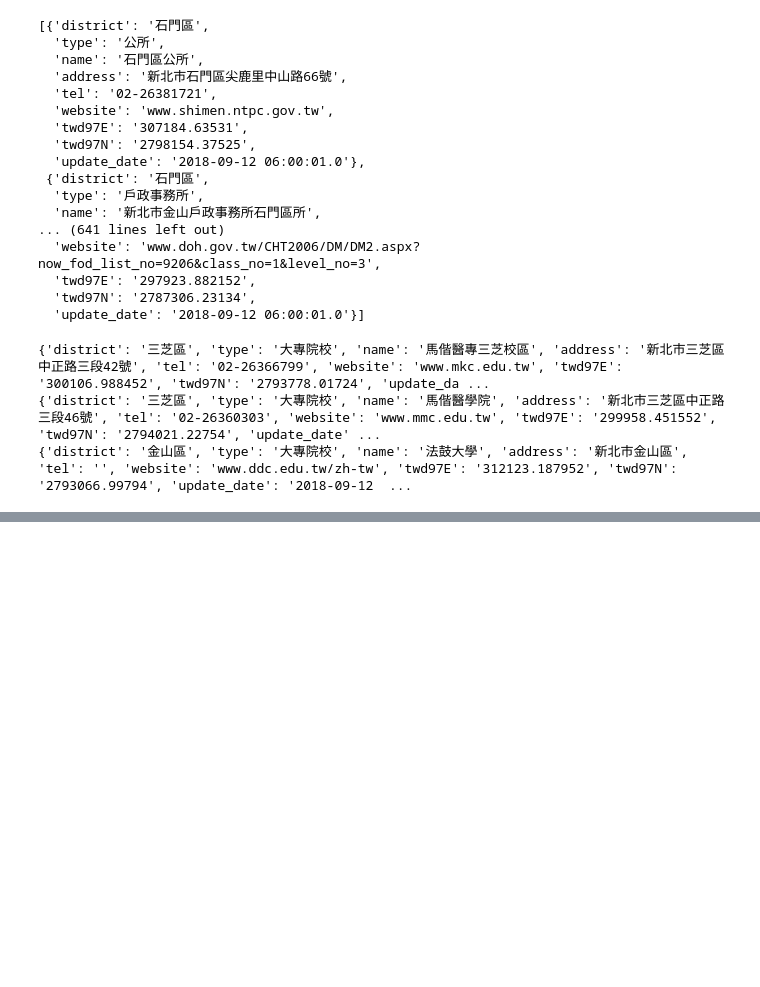
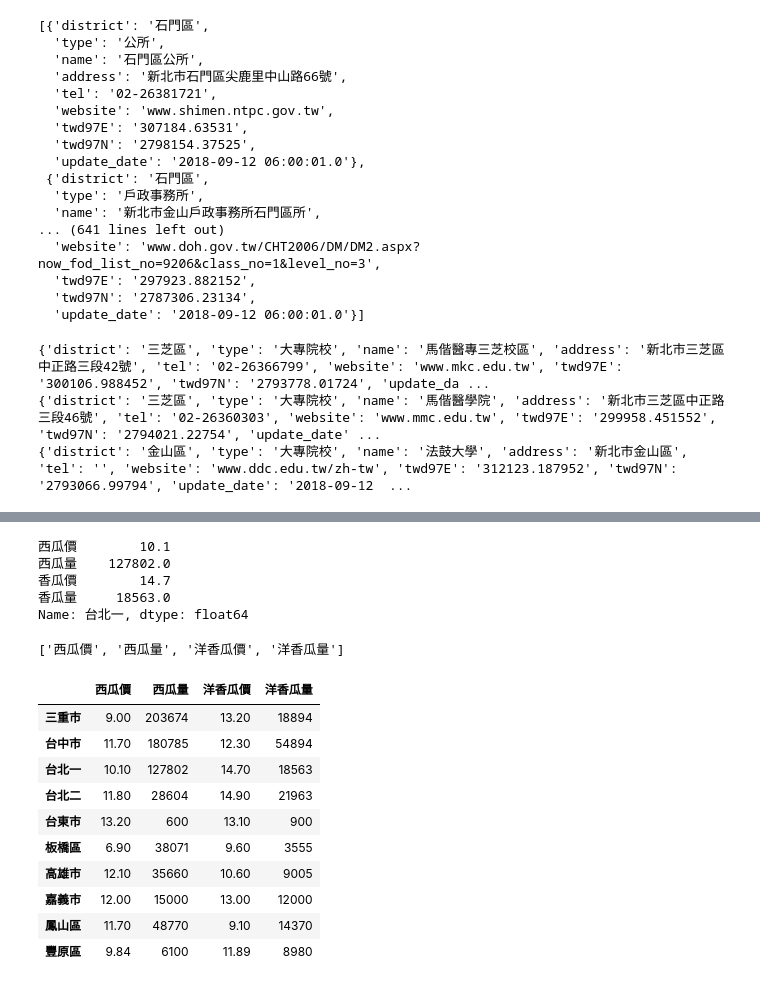
Before and after one commit to 17app001/tqc-2, a Jupyter notebook: TQC-資料分析與爬蟲跟視覺化.ipynb, the cells around one changed output, grey strips where cells are left out. Cells and saved outputs as stored; diff of their text form; code cells hidden in the pictures; blank space fills up the shorter version.

```diff
--- a/TQC-資料分析與爬蟲跟視覺化.ipynb
+++ b/TQC-資料分析與爬蟲跟視覺化.ipynb
@@ -664,0 +939,30 @@ for data in datas:
+# %%
+df.loc['台北一']
+# %% [output]
+西瓜價        10.1
+西瓜量    127802.0
+香瓜價        14.7
+香瓜量     18563.0
+Name: 台北一, dtype: float64
+# %%
+columns[2]='洋香瓜價'
+columns[3]='洋香瓜量'
+
+columns
+# %% [output]
+['西瓜價', '西瓜量', '洋香瓜價', '洋香瓜量']
+# %%
+df.columns=columns
+df
+# %% [output]
+|  | 西瓜價 | 西瓜量 | 洋香瓜價 | 洋香瓜量 |
+| 三重市 | 9.00 | 203674 | 13.20 | 18894 |
+| 台中市 | 11.70 | 180785 | 12.30 | 54894 |
+| 台北一 | 10.10 | 127802 | 14.70 | 18563 |
+| 台北二 | 11.80 | 28604 | 14.90 | 21963 |
+| 台東市 | 13.20 | 600 | 13.10 | 900 |
+| 板橋區 | 6.90 | 38071 | 9.60 | 3555 |
+| 高雄市 | 12.10 | 35660 | 10.60 | 9005 |
+| 嘉義市 | 12.00 | 15000 | 13.00 | 12000 |
+| 鳳山區 | 11.70 | 48770 | 9.10 | 14370 |
+| 豐原區 | 9.84 | 6100 | 11.89 | 8980 |
```
Also changed, not shown: parts of 57 cells of this notebook, 9 other files.
